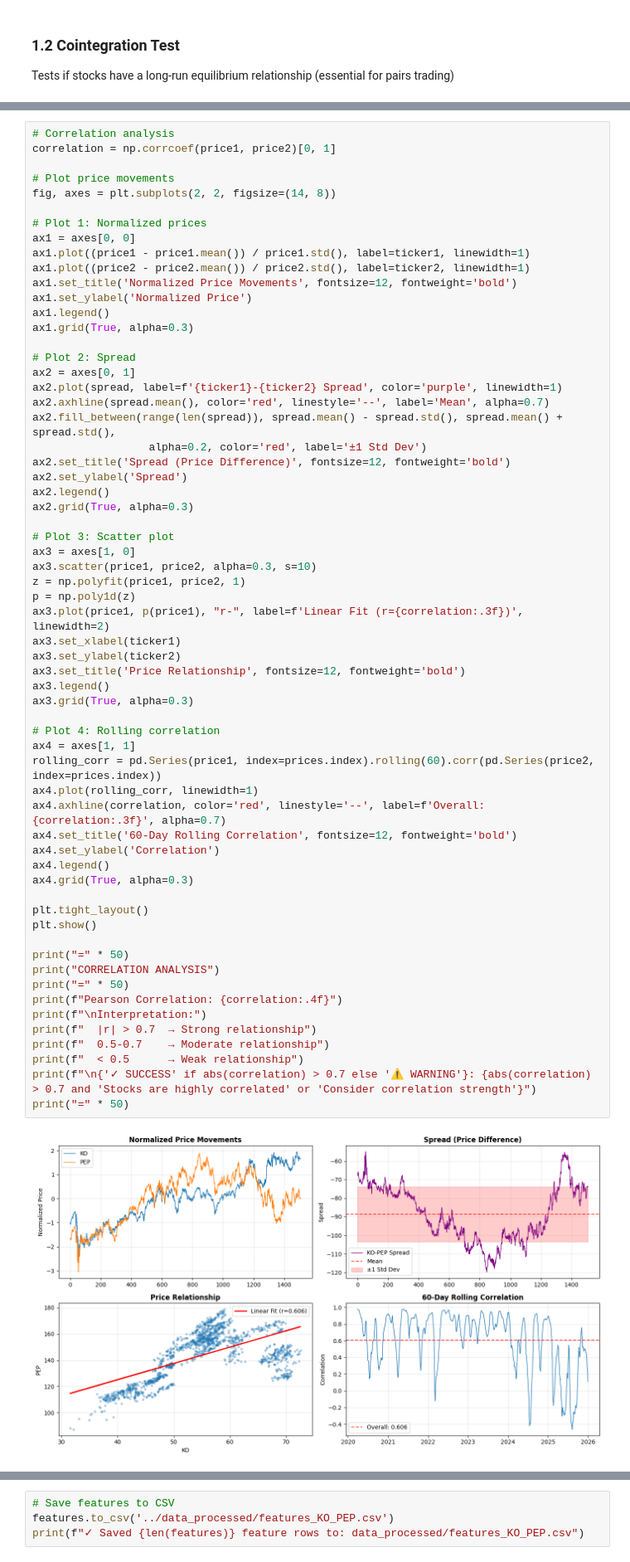
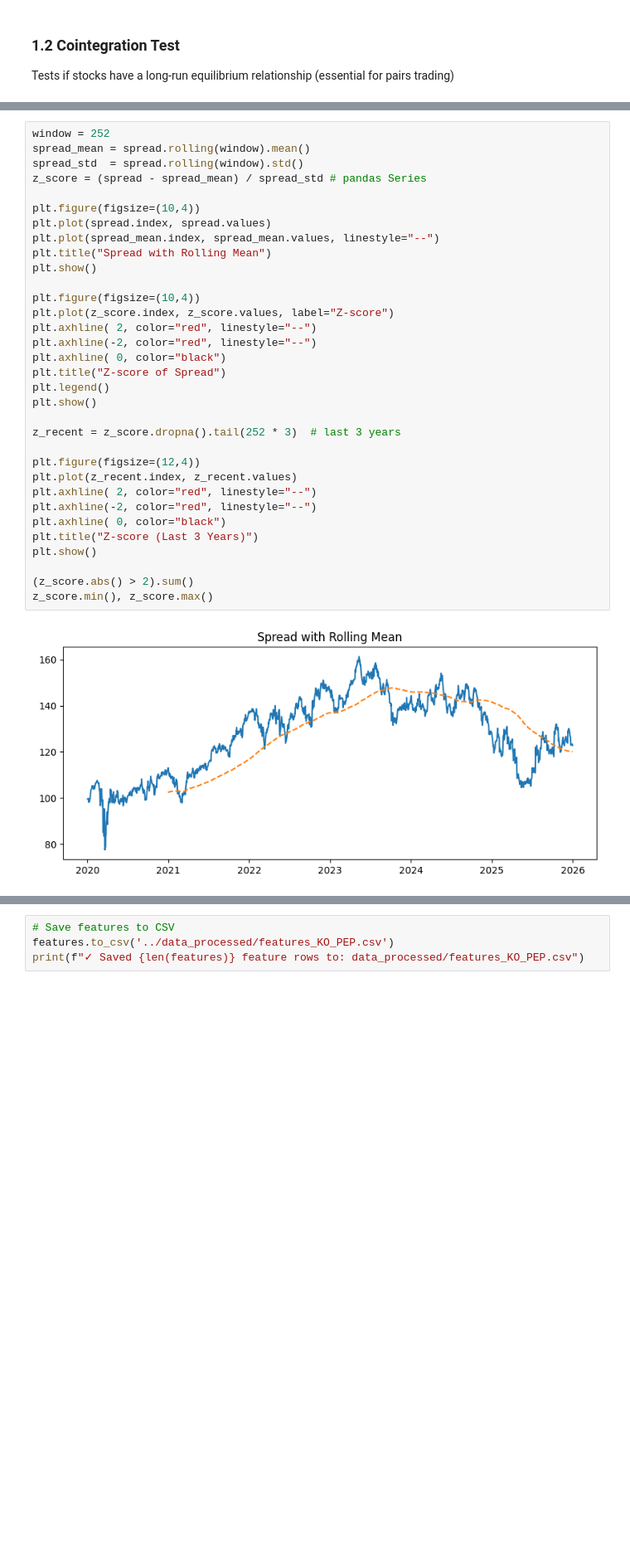
Before and after one commit to JustinLUk11880/A-Supervised-Machine-Learning-Pairs-Trading-Strategy-Classification-Model-, a Jupyter notebook: notebooks/02_feature_engineering.ipynb, the cells around one changed output, grey strips where cells are left out. Shown at 83% size. Saved outputs shown, nothing was run; the diff lists cells and outputs as text; blank space fills up the shorter version.

```diff
--- a/notebooks/02_feature_engineering.ipynb
+++ b/notebooks/02_feature_engineering.ipynb
@@ -165,64 +167,35 @@ True
 # %%
-# Correlation analysis
-correlation = np.corrcoef(price1, price2)[0, 1]
+window = 252
+spread_mean = spread.rolling(window).mean()
+spread_std  = spread.rolling(window).std()
+z_score = (spread - spread_mean) / spread_std # pandas Series
 
-# Plot price movements
-fig, axes = plt.subplots(2, 2, figsize=(14, 8))
-
-# Plot 1: Normalized prices
-ax1 = axes[0, 0]
-ax1.plot((price1 - price1.mean()) / price1.std(), label=ticker1, linewidth=1)
-ax1.plot((price2 - price2.mean()) / price2.std(), label=ticker2, linewidth=1)
-ax1.set_title('Normalized Price Movements', fontsize=12, fontweight='bold')
-ax1.set_ylabel('Normalized Price')
-ax1.legend()
-ax1.grid(True, alpha=0.3)
-
-# Plot 2: Spread
-ax2 = axes[0, 1]
-ax2.plot(spread, label=f'{ticker1}-{ticker2} Spread', color='purple', linewidth=1)
-ax2.axhline(spread.mean(), color='red', linestyle='--', label='Mean', alpha=0.7)
-ax2.fill_between(range(len(spread)), spread.mean() - spread.std(), spread.mean() + spread.std(),
-                  alpha=0.2, color='red', label='±1 Std Dev')
-ax2.set_title('Spread (Price Difference)', fontsize=12, fontweight='bold')
-ax2.set_ylabel('Spread')
-ax2.legend()
-ax2.grid(True, alpha=0.3)
-
-# Plot 3: Scatter plot
-ax3 = axes[1, 0]
-ax3.scatter(price1, price2, alpha=0.3, s=10)
-z = np.polyfit(price1, price2, 1)
-p = np.poly1d(z)
-ax3.plot(price1, p(price1), "r-", label=f'Linear Fit (r={correlation:.3f})', linewidth=2)
-ax3.set_xlabel(ticker1)
-ax3.set_ylabel(ticker2)
-ax3.set_title('Price Relationship', fontsize=12, fontweight='bold')
-ax3.legend()
-ax3.grid(True, alpha=0.3)
-
-# Plot 4: Rolling correlation
-ax4 = axes[1, 1]
-rolling_corr = pd.Series(price1, index=prices.index).rolling(60).corr(pd.Series(price2, index=prices.index))
-ax4.plot(rolling_corr, linewidth=1)
-ax4.axhline(correlation, color='red', linestyle='--', label=f'Overall: {correlation:.3f}', alpha=0.7)
-ax4.set_title('60-Day Rolling Correlation', fontsize=12, fontweight='bold')
-ax4.set_ylabel('Correlation')
-ax4.legend()
-ax4.grid(True, alpha=0.3)
-
-plt.tight_layout()
+plt.figure(figsize=(10,4))
+plt.plot(spread.index, spread.values)
+plt.plot(spread_mean.index, spread_mean.values, linestyle="--")
+plt.title("Spread with Rolling Mean")
 plt.show()
 
-print("=" * 50)
-print("CORRELATION ANALYSIS")
-print("=" * 50)
-print(f"Pearson Correlation: {correlation:.4f}")
-print(f"\nInterpretation:")
-print(f"  |r| > 0.7  → Strong relationship")
-print(f"  0.5-0.7    → Moderate relationship")
-print(f"  < 0.5      → Weak relationship")
-print(f"\n{'✓ SUCCESS' if abs(correlation) > 0.7 else '⚠ WARNING'}: {abs(correlation) > 0.7 and 'Stocks are highly correlated' or 'Consider correlation strength'}")
-print("=" * 50)
+plt.figure(figsize=(10,4))
+plt.plot(z_score.index, z_score.values, label="Z-score")
+plt.axhline( 2, color="red", linestyle="--")
+plt.axhline(-2, color="red", linestyle="--")
+plt.axhline( 0, color="black")
+plt.title("Z-score of Spread")
+plt.legend()
+plt.show()
+
+z_recent = z_score.dropna().tail(252 * 3)  # last 3 years
+
+plt.figure(figsize=(12,4))
+plt.plot(z_recent.index, z_recent.values)
+plt.axhline( 2, color="red", linestyle="--")
+plt.axhline(-2, color="red", linestyle="--")
+plt.axhline( 0, color="black")
+plt.title("Z-score (Last 3 Years)")
+plt.show()
+
+(z_score.abs() > 2).sum()
+z_score.min(), z_score.max()
 # %% [output]
-[figure, old version]
+[figure, new version]
```
Also changed, not shown: parts of 6 cells of this notebook, 1 other file.
